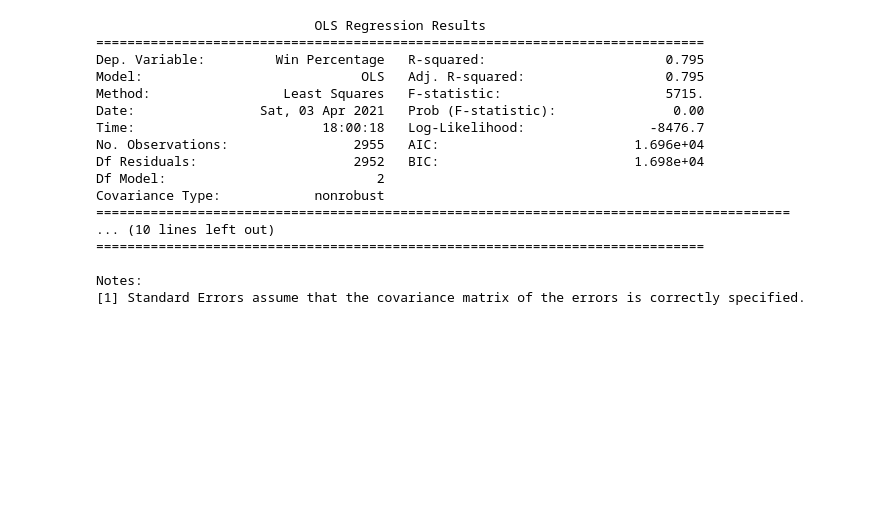
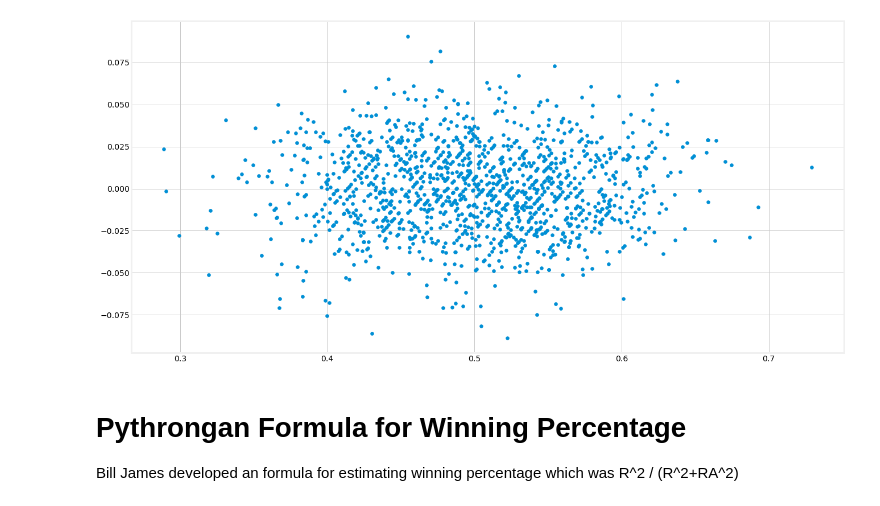
Before and after one commit to mattstonkus/Analyzing_Baseball_Data_Python, a Jupyter notebook: Runs and Wins.ipynb, the cells around one changed output. Drawn from its saved outputs; the diff is of its cells as text; code cells hidden in the pictures; blank space fills up the shorter version.

```diff
--- a/Runs and Wins.ipynb
+++ b/Runs and Wins.ipynb
@@ -94,23 +73,16 @@ Notes:
-# %%
-print(full_model.summary())
-# %% [output]
-                            OLS Regression Results
-==============================================================================
-Dep. Variable:         Win Percentage   R-squared:                       0.795
-Model:                            OLS   Adj. R-squared:                  0.795
-Method:                 Least Squares   F-statistic:                     5715.
-Date:                Sat, 03 Apr 2021   Prob (F-statistic):               0.00
-Time:                        18:00:18   Log-Likelihood:                -8476.7
-No. Observations:                2955   AIC:                         1.696e+04
-Df Residuals:                    2952   BIC:                         1.698e+04
-Df Model:                           2
-Covariance Type:            nonrobust
-=========================================================================================
-... (10 lines left out)
-==============================================================================
-
-Notes:
-[1] Standard Errors assume that the covariance matrix of the errors is correctly specified.
 # %%
 prediction = full_model.predict(teams_df[['Runs Per Game','Runs Allowed Per Game','Intercept']])
 res = prediction - teams_df['Win Percentage']
+plt.style.use('fivethirtyeight')
+fig, ax = plt.subplots(figsize= (20,10))
+fig.patch.set_facecolor('white')
+ax.scatter(prediction, res)
+ax.set_facecolor('white')
+#ax.set_xlim(0,100)
+#ax.set_ylim(-20,20)
+# %% [output]
+[figure, added]
+# %% [markdown]
+# Pythrongan Formula for Winning Percentage
+
+Bill James developed an formula for estimating winning percentage which was R^2 / (R^2+RA^2)
```
Also changed, not shown: parts of 12 cells of this notebook.
